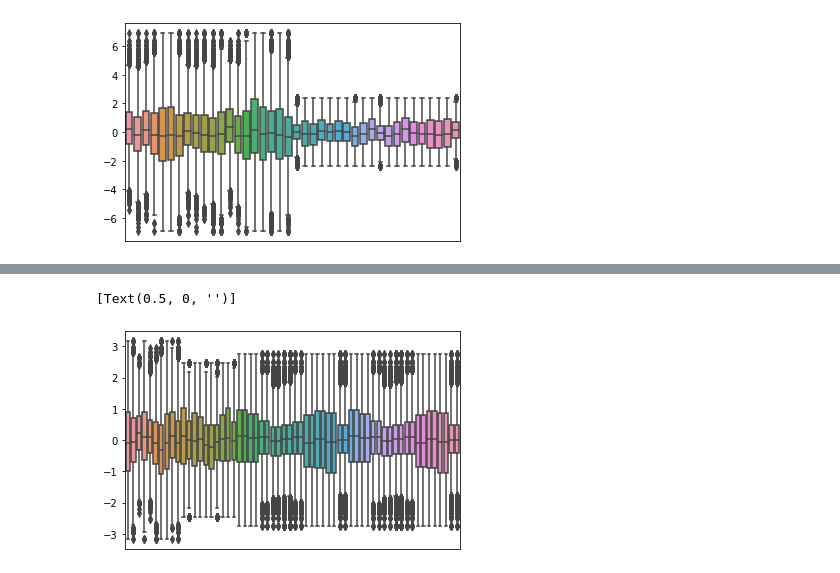
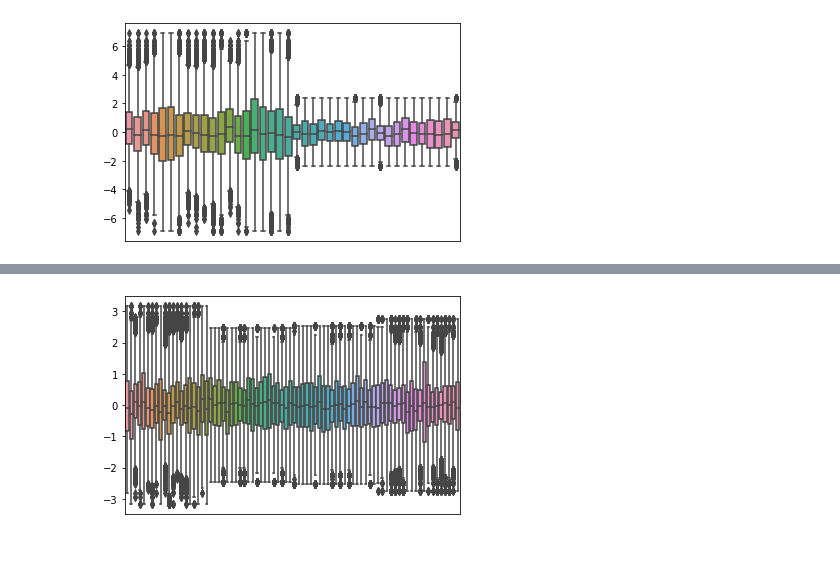
Before and after one commit to colombelli/bioinformatics-ml, a Jupyter notebook: Data Processing/cumida npn data investigation.ipynb, the cells around one changed output, grey strips where cells are left out. Saved outputs shown, nothing was run; the diff lists cells and outputs as text; code cells hidden in the pictures.

Commit message:
added more boxplot analysis for cross-normalization; added notebooks for getting lung datasets intersection genes and npn truncation normalization

```diff
--- a/Data Processing/cumida npn data investigation.ipynb
+++ b/Data Processing/cumida npn data investigation.ipynb
@@ -156,0 +163,7 @@ x.set(xlabel=None)
+# %%
+def boxplot_df(df):
+    x = sns.boxplot(data=df)
+    x.set(xticklabels=[])
+    x.tick_params(bottom=False)
+    x.set(xlabel=None)
+    return
@@ -189,0 +219,3 @@ x.set(xlabel=None)
+# %%
+dfConc = pd.concat([df0.T, df1.T, df2.T, df3.T]).T
+boxplot_df(dfConc)
@@ -194,10 +228,6 @@ df2 = ts_df2.iloc[0:10, 0:-1].T
 df3 = ts_df3.iloc[0:10, 0:-1].T
 # %%
 dfConc1 = pd.concat([df0.T, df1.T, df3.T, df3.T]).T
-x = sns.boxplot(data=dfConc1)
-x.set(xticklabels=[])
-x.tick_params(bottom=False)
-x.set(xlabel=None)
+boxplot_df(dfConc)
 # %% [output]
-[Text(0.5, 0, '')]
-[figure, old version]
+[figure, new version]
```
Also changed, not shown: parts of 10 cells of this notebook, 4 other files.
